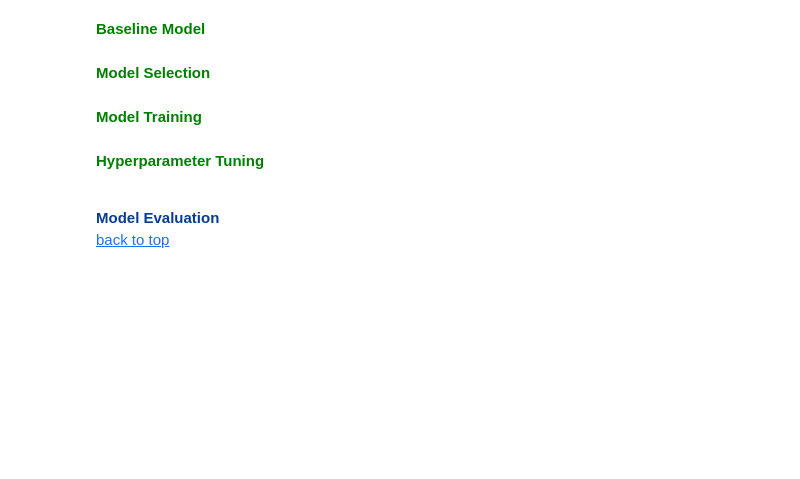
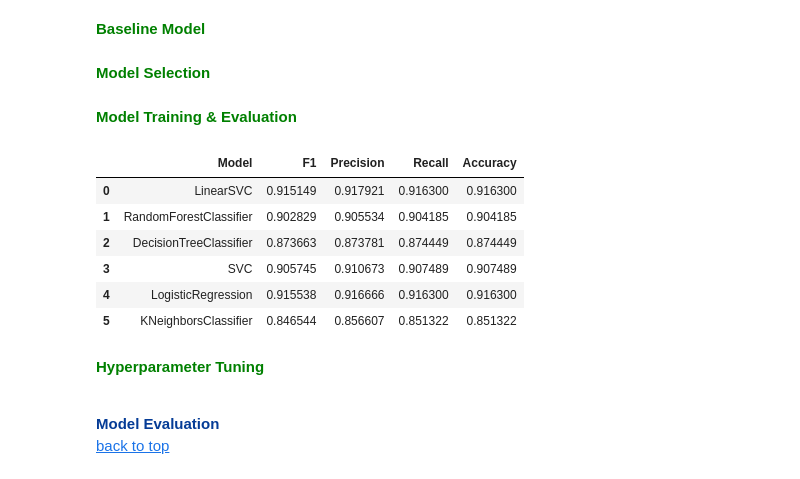
Before and after one commit to omar-kabeer/forecasting-academic-trajectories, a Jupyter notebook: notebooks/notebook.ipynb, the cells around one changed output. Drawn from its saved outputs; the diff is of its cells as text; code cells hidden in the pictures; blank space fills up the shorter version.

```diff
--- a/notebooks/notebook.ipynb
+++ b/notebooks/notebook.ipynb
@@ -1314,5 +1256,8 @@ Index(['Marital status', 'Application mode', 'Application order', 'Course',
 # %% [markdown]
 <font size="+0" color='green'><b> Data Splitting</b></font>
+# %%
+# Split the data into training and test sets
+X_train, X_test, y_train, y_test = train_test_split(train_df, y, test_size=0.25, random_state=42)
 # %% [markdown]
 <a id='model-development'></a>
 
@@ -1322,5 +1267,43 @@ Index(['Marital status', 'Application mode', 'Application order', 'Course',
 <font size="+0" color='green'><b> Baseline Model</b></font>
 # %% [markdown]
 <font size="+0" color='green'><b> Model Selection</b></font>
+# %%
+model_pipeline = []
+model_pipeline.append(LinearSVC())
+model_pipeline.append(RandomForestClassifier())
+model_pipeline.append(DecisionTreeClassifier())
+model_pipeline.append(SVC())
+model_pipeline.append(LogisticRegression())
+model_pipeline.append(KNeighborsClassifier())
 # %% [markdown]
-<font size="+0" color='green'><b> Model Training</b></font>
+<font size="+0" color='green'><b> Model Training & Evaluation</b></font>
+# %%
+model_list = ['LinearSVC', 'RandomForestClassifier',
+            'DecisionTreeClassifier','SVC', 'LogisticRegression',
+            'KNeighborsClassifier']
+f1_list = []
+pr_list = []
+rc_list = []
+acc_list = []
+cm_list = []
+
+for model in model_pipeline:
+    model.fit(X_train, y_train)
+    y_pred = model.predict(X_test)
+    f1_list.append(f1_score(y_test, y_pred, average='weighted'))
+    pr_list.append(precision_score(y_test, y_pred, average='weighted'))
+    rc_list.append(recall_score(y_test, y_pred, average='weighted'))
+    acc_list.append(accuracy_score(y_test, y_pred))
+    cm_list.append(confusion_matrix(y_test, y_pred))
+# %%
+result = pd.DataFrame({'Model': model_list, 'F1': f1_list, 'Precision': pr_list, 'Recall': rc_list, 'Accuracy': acc_list})
+# %%
+result
+# %% [output]
+|  | Model | F1 | Precision | Recall | Accuracy |
+| 0 | LinearSVC | 0.915149 | 0.917921 | 0.916300 | 0.916300 |
+| 1 | RandomForestClassifier | 0.902829 | 0.905534 | 0.904185 | 0.904185 |
+| 2 | DecisionTreeClassifier | 0.873663 | 0.873781 | 0.874449 | 0.874449 |
+| 3 | SVC | 0.905745 | 0.910673 | 0.907489 | 0.907489 |
+| 4 | LogisticRegression | 0.915538 | 0.916666 | 0.916300 | 0.916300 |
+| 5 | KNeighborsClassifier | 0.846544 | 0.856607 | 0.851322 | 0.851322 |
```
Also changed, not shown: parts of 13 cells of this notebook, 1 other file.
